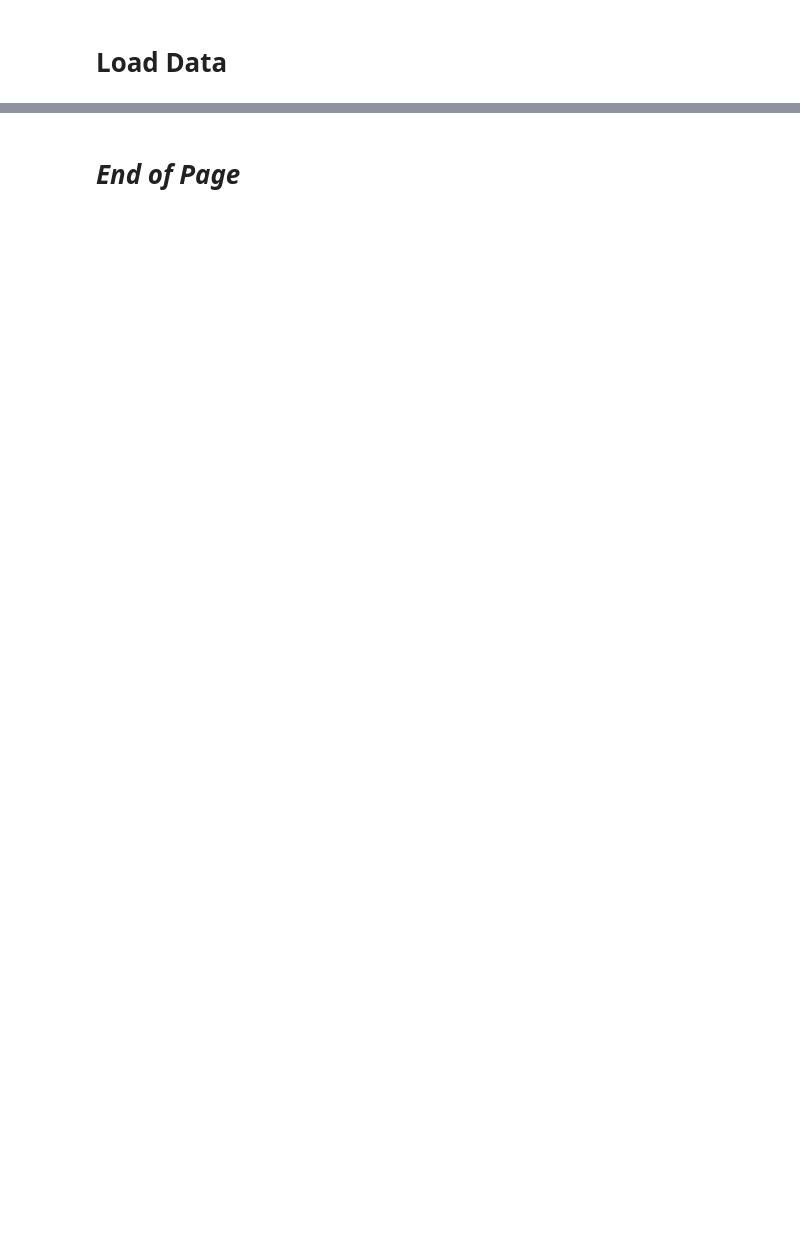
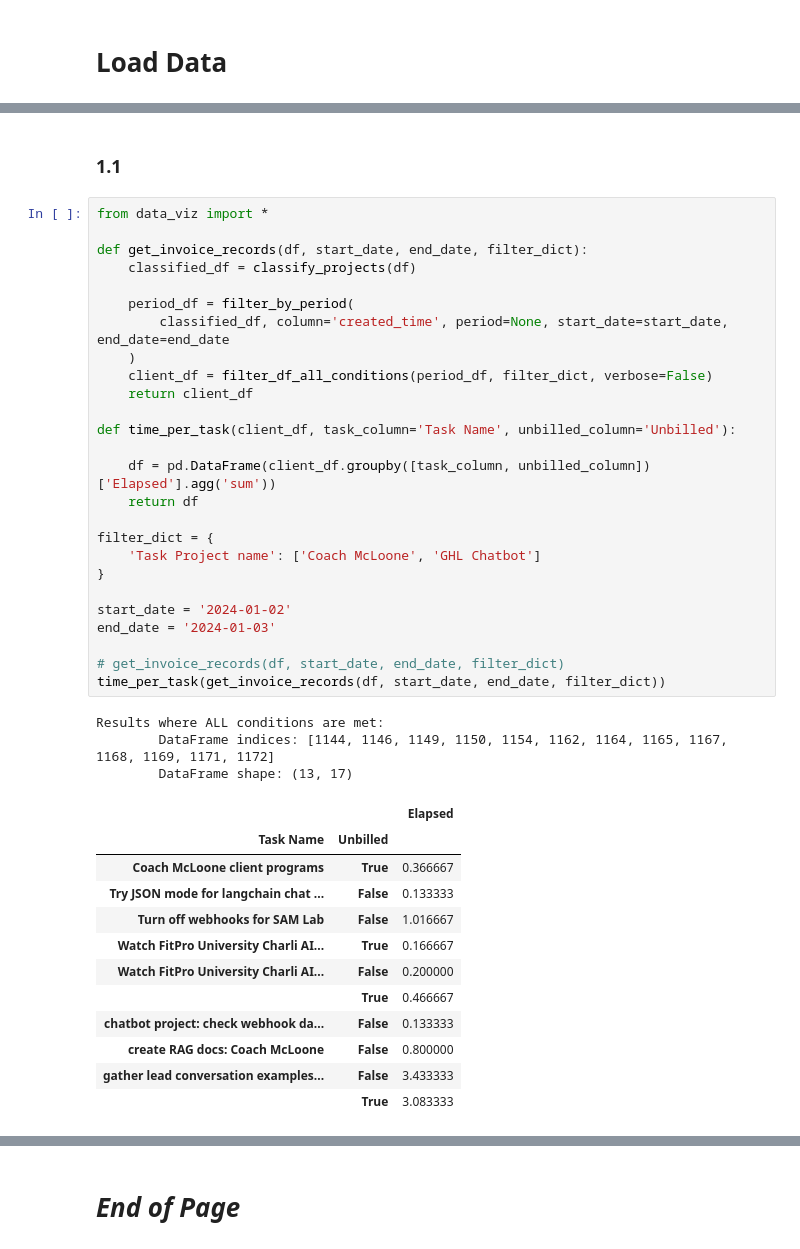
Before and after one commit to silvhua/notion-code, a Jupyter notebook: notebooks/2024-01-08 invoicing.ipynb, the cells around one changed output, grey strips where cells are left out. Cells and saved outputs as stored; diff of their text form; blank space fills up the shorter version.

```diff
--- a/notebooks/2024-01-08 invoicing.ipynb
+++ b/notebooks/2024-01-08 invoicing.ipynb
@@ -62,0 +113,44 @@ DataFrame columns: ['Name', 'created_time', 'Task Tag', 'Flag', 'Elapsed', 'Task
+# %% [markdown]
+### 1.1
+# %%
+from data_viz import *
+
+def get_invoice_records(df, start_date, end_date, filter_dict):
+    classified_df = classify_projects(df)
+
+    period_df = filter_by_period(
+        classified_df, column='created_time', period=None, start_date=start_date, end_date=end_date
+    )
+    client_df = filter_df_all_conditions(period_df, filter_dict, verbose=False)
+    return client_df
+
+def time_per_task(client_df, task_column='Task Name', unbilled_column='Unbilled'):
+
+    df = pd.DataFrame(client_df.groupby([task_column, unbilled_column])['Elapsed'].agg('sum'))
+    return df
+
+filter_dict = {
+    'Task Project name': ['Coach McLoone', 'GHL Chatbot']
+}
+
+start_date = '2024-01-02'
+end_date = '2024-01-03'
+
+# get_invoice_records(df, start_date, end_date, filter_dict)
+time_per_task(get_invoice_records(df, start_date, end_date, filter_dict))
+# %% [output]
+Results where ALL conditions are met:
+        DataFrame indices: [1144, 1146, 1149, 1150, 1154, 1162, 1164, 1165, 1167, 1168, 1169, 1171, 1172]
+        DataFrame shape: (13, 17)
+|  |  | Elapsed |
+| Task Name | Unbilled |  |
+| Coach McLoone client programs | True | 0.366667 |
+| Try JSON mode for langchain chat ... | False | 0.133333 |
+| Turn off webhooks for SAM Lab | False | 1.016667 |
+| Watch FitPro University Charli AI... | True | 0.166667 |
+| Watch FitPro University Charli AI... | False | 0.200000 |
+|  | True | 0.466667 |
+| chatbot project: check webhook da... | False | 0.133333 |
+| create RAG docs: Coach McLoone | False | 0.800000 |
+| gather lead conversation examples... | False | 3.433333 |
+|  | True | 3.083333 |
```
Also changed, not shown: parts of 10 cells of this notebook.
